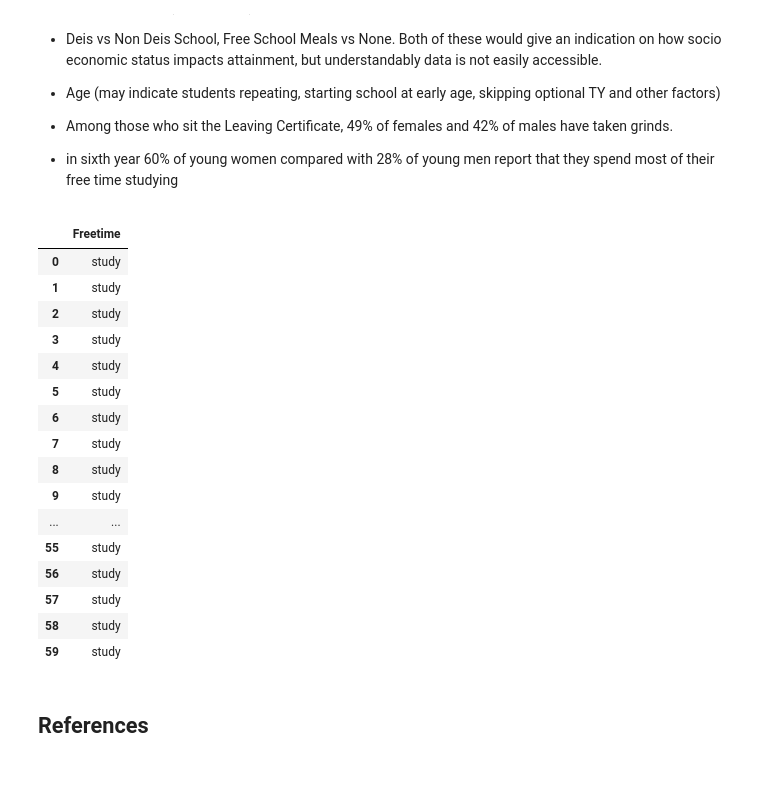
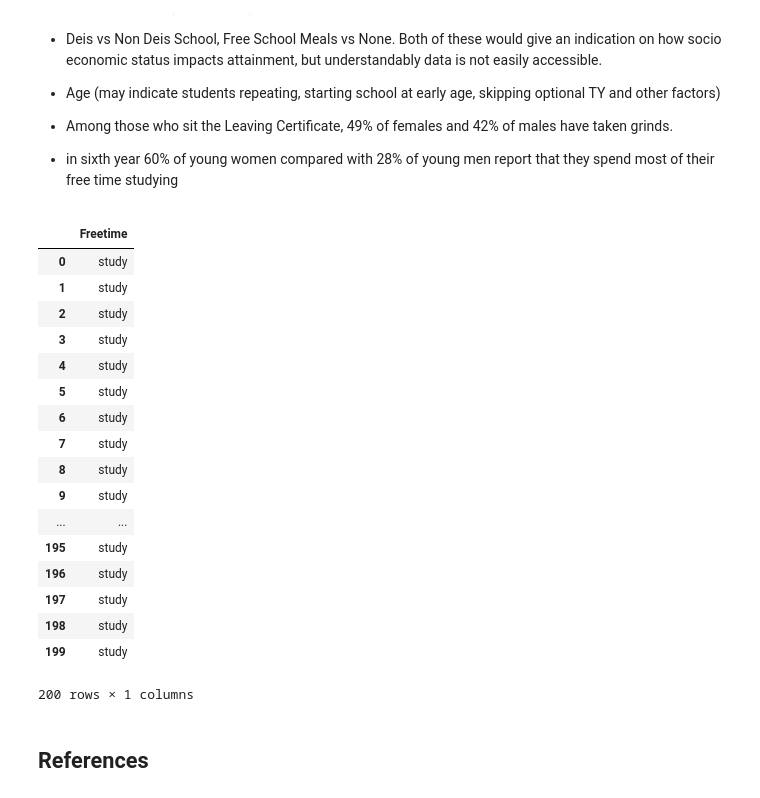
Before and after one commit to MarionMcG/python-fundamentals-project, a Jupyter notebook: exam-cohort.ipynb, the cells around one changed output. Drawn from its saved outputs; the diff is of its cells as text; code cells hidden in the pictures.

Commit message:
Got 200 data points in df col, with study or dont to match how lcs spend free time

```diff
--- a/exam-cohort.ipynb
+++ b/exam-cohort.ipynb
@@ -313,31 +313,37 @@ Other factors to consider
 # %%
 
 girls_study = (['study']*60)
 girls_dont = (['other']*40)
 boys_study = (['study']*28)
 boys_dont = (['other']*72)
 
-data = girls_study
 df_ = pd.DataFrame({'Freetime':girls_study})
+df3 = pd.DataFrame({'Freetime':girls_dont})
+df_ =df_.append(df3, ignore_index=True)
+df3 = pd.DataFrame({'Freetime':boys_dont})
+df_ = df_.append(df3, ignore_index=True)
+df3 =  pd.DataFrame({'Freetime':boys_study})
+df_ = df_.append(df3, ignore_index=True)
 df_
 # %% [output]
 |  | Freetime |
 | 0 | study |
 | 1 | study |
 | 2 | study |
 | 3 | study |
 | 4 | study |
 | 5 | study |
 | 6 | study |
 | 7 | study |
 | 8 | study |
 | 9 | study |
 | ... | ... |
-| 55 | study |
-| 56 | study |
-| 57 | study |
-| 58 | study |
-| 59 | study |
+| 195 | study |
+| 196 | study |
+| 197 | study |
+| 198 | study |
+| 199 | study |
+200 rows × 1 columns
 # %% [markdown]
 ## References
 # %% [markdown]
```
